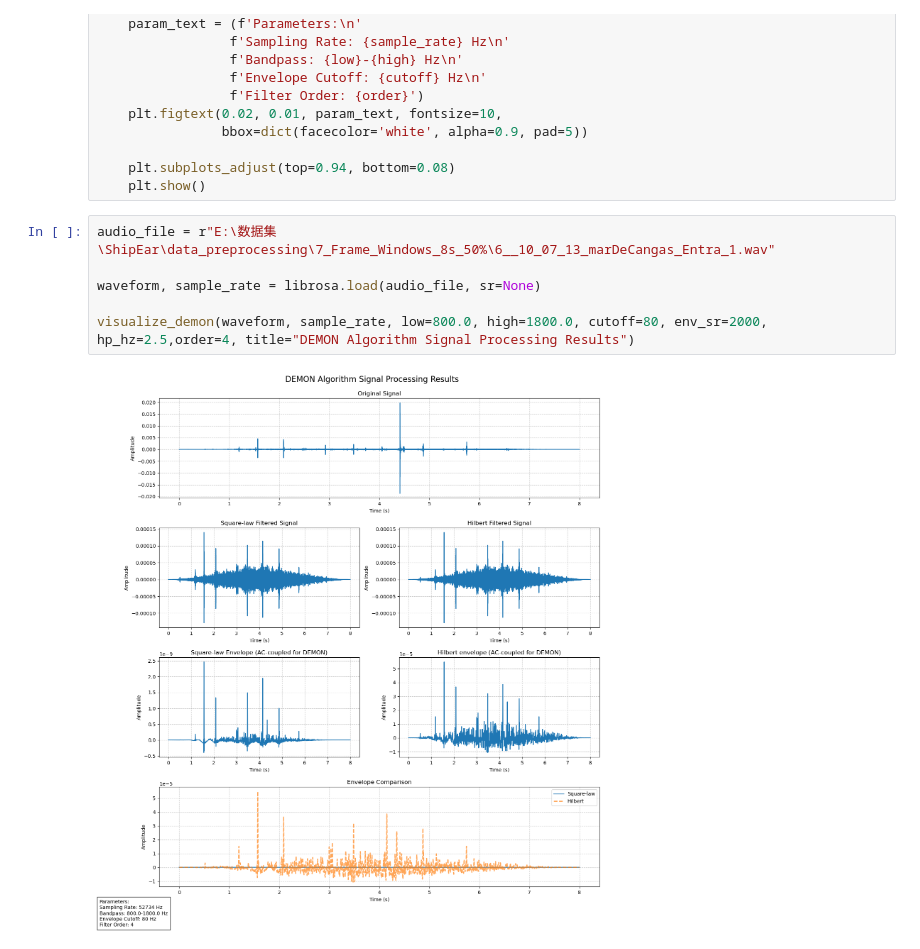
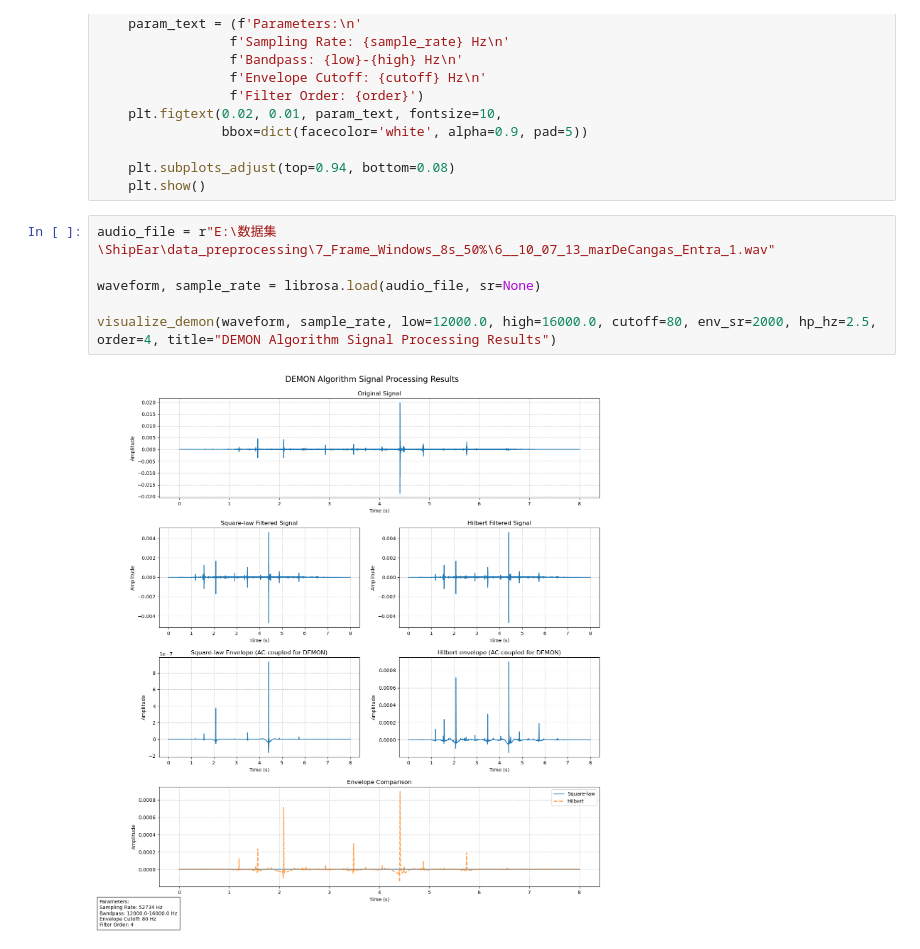
Before and after one commit to YoungBossX/Multi-feature-fusion-model-for-ship-audio, a Jupyter notebook: feature_extraction/physical_signiﬁcance_feature/DEMON.ipynb, the cells around one changed output. Saved outputs shown, nothing was run; the diff lists cells and outputs as text.

```diff
--- a/feature_extraction/physical_signiﬁcance_feature/DEMON.ipynb
+++ b/feature_extraction/physical_signiﬁcance_feature/DEMON.ipynb
@@ -177,8 +177,8 @@ def visualize_demon(x, sample_rate, low, high, cutoff, env_sr, hp_hz, order, tit
 # %%
 audio_file = r"E:\数据集\ShipEar\data_preprocessing\7_Frame_Windows_8s_50%\6__10_07_13_marDeCangas_Entra_1.wav"
 
 waveform, sample_rate = librosa.load(audio_file, sr=None)
 
-visualize_demon(waveform, sample_rate, low=800.0, high=1800.0, cutoff=80, env_sr=2000, hp_hz=2.5,order=4, title="DEMON Algorithm Signal Processing Results")
+visualize_demon(waveform, sample_rate, low=12000.0, high=16000.0, cutoff=80, env_sr=2000, hp_hz=2.5, order=4, title="DEMON Algorithm Signal Processing Results")
 # %% [output]
-[figure, old version]
+[figure, new version]
```
